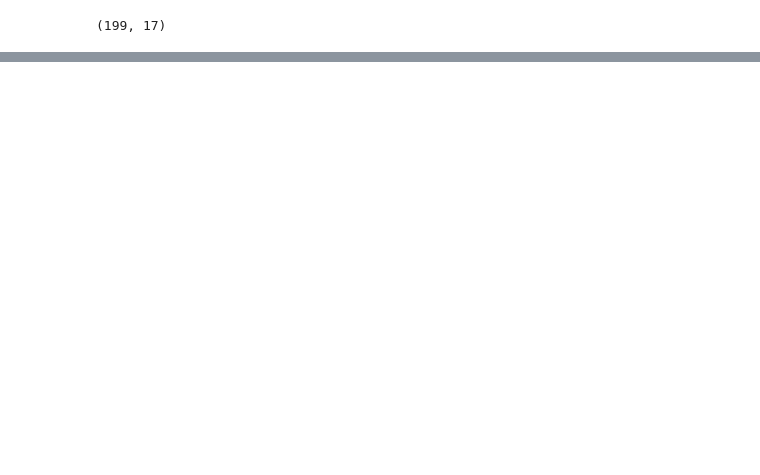
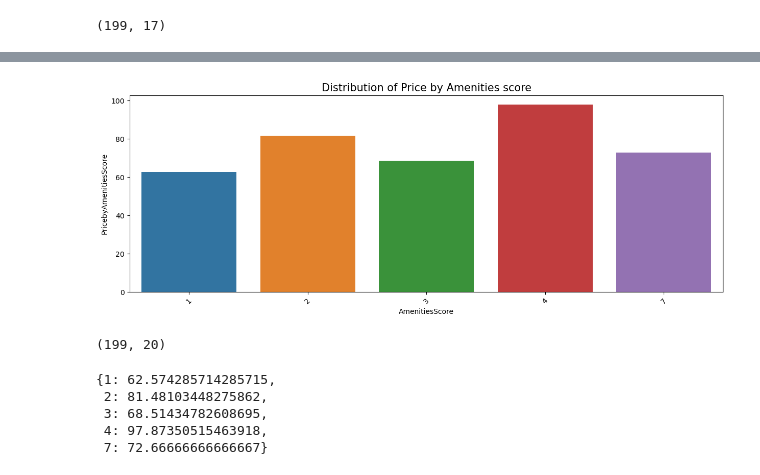
Before and after one commit to sudhanshusinghaiml/Real-Estate-Price-Prediction-Model-with-NLP-and-FastAPI, a Jupyter notebook: codes-in-notebook/Feature-Engineering.ipynb, the cells around one changed output, grey strips where cells are left out. Saved outputs shown, nothing was run; the diff lists cells and outputs as text; code cells hidden in the pictures; blank space fills up the shorter version.

```diff
--- a/codes-in-notebook/Feature-Engineering.ipynb
+++ b/codes-in-notebook/Feature-Engineering.ipynb
@@ -45,0 +131,3 @@ df.describe()
+# %%
+df['PriceBySubArea']= df.groupby('SubArea')['PriceInLakhs'].transform('mean')
+df.head(10)
@@ -45,0 +154,3 @@ df.describe()
+# %%
+amenities_cloumns = df.columns.tolist()[8:15]
+amenities_cloumns
@@ -45,0 +165,5 @@ df.describe()
+# %%
+temp_df = df[amenities_cloumns]
+temp_df['AmenitiesScore'] = temp_df.sum(axis=1)
+temp_df['Price'] = df['PriceInLakhs']
+temp_df.head()
@@ -45,0 +186,31 @@ df.describe()
+# %%
+temp2 = temp_df.groupby('AmenitiesScore')['Price'].mean().rename('AmenitiesScore').reset_index(name='PricebyAmenitiesScore').sort_values(by='PricebyAmenitiesScore',ascending=False)
+
+plt.figure(figsize=(15,5))
+sns.barplot(x=temp2['AmenitiesScore'],y=temp2['PricebyAmenitiesScore'])
+plt.title("Distribution of Price by Amenities score",size=15)
+plt.xticks(rotation=45)
+plt.show()
+# %% [output]
+[figure, added]
+# %%
+df['AmenitiesScore'] = temp_df['AmenitiesScore']
+df['PriceByAmenitiesScore'] = df.groupby('AmenitiesScore')['PriceInLakhs'].transform('mean')
+df.shape
+# %% [output]
+(199, 20)
+# %%
+price_by_amenities_score = df.groupby('AmenitiesScore')['PriceInLakhs'].mean().to_dict()
+
+import pickle
+filename = 'model/price_by_amenities_score.pkl'
+with open(filename,'wb') as f:
+    pickle.dump(price_by_amenities_score,f)
+
+price_by_amenities_score
+# %% [output]
+{1: 62.574285714285715,
+ 2: 81.48103448275862,
+ 3: 68.51434782608695,
+ 4: 97.87350515463918,
+ 7: 72.66666666666667}
```
Also changed, not shown: parts of 27 cells of this notebook, 5 other files.
